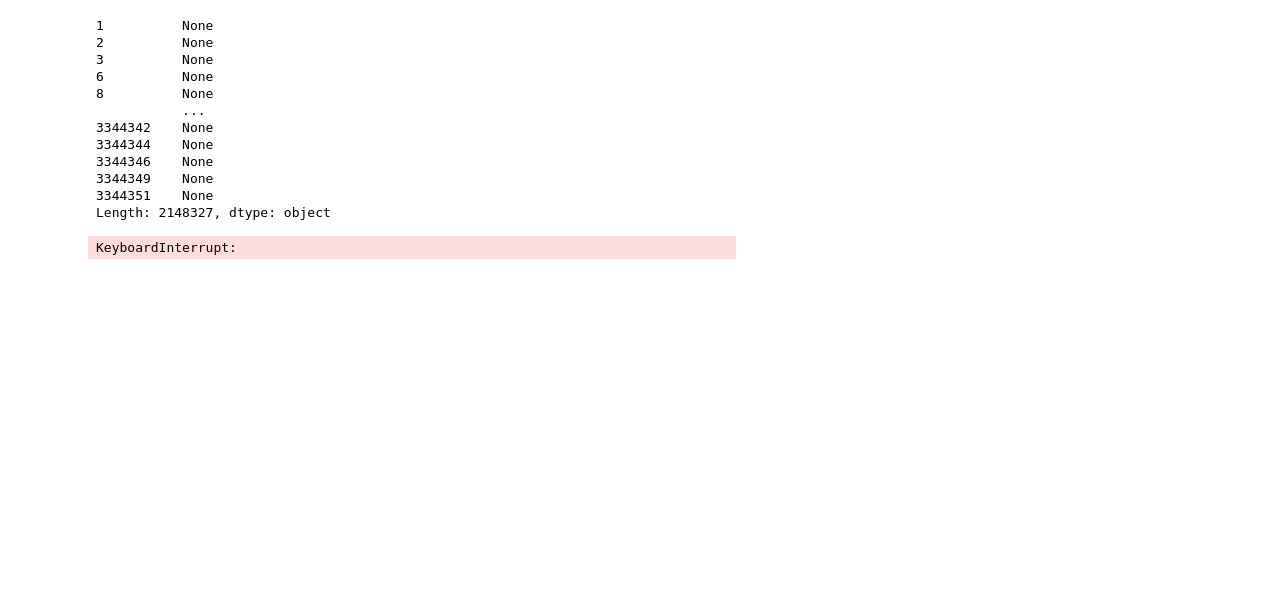
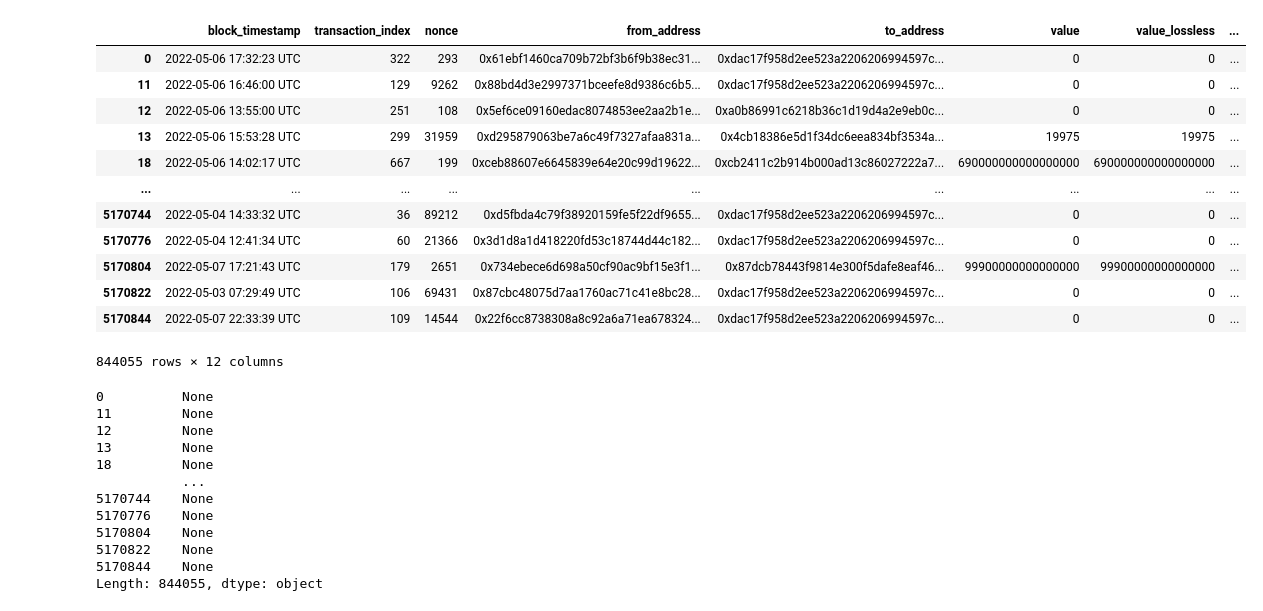
Before and after one commit to argelignacio/TRABAJO-PROFESIONAL-7599-, a Jupyter notebook: exploring3days.ipynb, the cells around one changed output. Cells and saved outputs as stored; diff of their text form; code cells hidden in the pictures; blank space fills up the shorter version.

```diff
--- a/exploring3days.ipynb
+++ b/exploring3days.ipynb
@@ -36,6 +35,7 @@ Index(['block_timestamp', 'transaction_hash', 'transaction_index', 'nonce',
       dtype='object')
 # %%
 senders = data['from_address'].value_counts()
+receivers = data['to_address'].value_counts()
 # %%
 senders
 # %% [output]
@@ -94,40 +112,41 @@ def armar_grafo(frm, to, g):
     g.add_node(to)
     g.add_edge(frm, to)
 # %%
-mas5=set(senders[senders > 5].index)
+more_than_10_sent = set(senders[senders > 30].index)
+more_than_10_received = set(receivers[receivers > 30].index)
 # %%
-filtred = data[data.from_address.isin(mas5)]
+filtered = data[data.from_address.isin(more_than_10_sent) & data.to_address.isin(more_than_10_received)]
+# %%
+filtered
+# %% [output]
+|  | block_timestamp | transaction_index | nonce | from_address | to_address | value | value_lossless | ... |
+| 0 | 2022-05-06 17:32:23 UTC | 322 | 293 | 0x61ebf1460ca709b72bf3b6f9b38ec31... | 0xdac17f958d2ee523a2206206994597c... | 0 | 0 | ... |
+| 11 | 2022-05-06 16:46:00 UTC | 129 | 9262 | 0x88bd4d3e2997371bceefe8d9386c6b5... | 0xdac17f958d2ee523a2206206994597c... | 0 | 0 | ... |
+| 12 | 2022-05-06 13:55:00 UTC | 251 | 108 | 0x5ef6ce09160edac8074853ee2aa2b1e... | 0xa0b86991c6218b36c1d19d4a2e9eb0c... | 0 | 0 | ... |
+| 13 | 2022-05-06 15:53:28 UTC | 299 | 31959 | 0xd295879063be7a6c49f7327afaa831a... | 0x4cb18386e5d1f34dc6eea834bf3534a... | 19975 | 19975 | ... |
+| 18 | 2022-05-06 14:02:17 UTC | 667 | 199 | 0xceb88607e6645839e64e20c99d19622... | 0xcb2411c2b914b000ad13c86027222a7... | 690000000000000000 | 690000000000000000 | ... |
+| ... | ... | ... | ... | ... | ... | ... | ... | ... |
+| 5170744 | 2022-05-04 14:33:32 UTC | 36 | 89212 | 0xd5fbda4c79f38920159fe5f22df9655... | 0xdac17f958d2ee523a2206206994597c... | 0 | 0 | ... |
+| 5170776 | 2022-05-04 12:41:34 UTC | 60 | 21366 | 0x3d1d8a1d418220fd53c18744d44c182... | 0xdac17f958d2ee523a2206206994597c... | 0 | 0 | ... |
+| 5170804 | 2022-05-07 17:21:43 UTC | 179 | 2651 | 0x734ebece6d698a50cf90ac9bf15e3f1... | 0x87dcb78443f9814e300f5dafe8eaf46... | 99900000000000000 | 99900000000000000 | ... |
+| 5170822 | 2022-05-03 07:29:49 UTC | 106 | 69431 | 0x87cbc48075d7aa1760ac71c41e8bc28... | 0xdac17f958d2ee523a2206206994597c... | 0 | 0 | ... |
+| 5170844 | 2022-05-07 22:33:39 UTC | 109 | 14544 | 0x22f6cc8738308a8c92a6a71ea678324... | 0xdac17f958d2ee523a2206206994597c... | 0 | 0 | ... |
+844055 rows × 12 columns
 # %%
 from tqdm import tqdm
 tqdm.pandas()
 # %%
-filtred[["from_address", "to_address"]].progress_apply(lambda x: armar_grafo(x.from_address, x.to_address,g ), axis=1)
+filtered[["from_address", "to_address"]].progress_apply(lambda x: armar_grafo(x.from_address, x.to_address, g), axis=1)
 # %% [output]
-1          None
-2          None
-3          None
-6          None
-8          None
+0          None
+11         None
+12         None
+13         None
+18         None
            ...
-3344342    None
-3344344    None
-3344346    None
-3344349    None
-3344351    None
-Length: 2148327, dtype: object
+5170744    None
+5170776    None
+5170804    None
+5170822    None
+5170844    None
+Length: 844055, dtype: object
-# %%
-pos = nx.spring_layout(g)
-
-node_size = 5  # Tamaño de los nodos
-node_color = 'b'  # Color de los nodos
-edge_width = 0.1  # Grosor de los enlaces
-edge_color = 'gray'  # Color de los enlaces
-
-# Dibujar el grafo
-nx.draw(g, pos, node_size=node_size, node_color=node_color, width=edge_width, edge_color=edge_color, with_labels=False)
-
-# Mostrar la visualización
-plt.axis('off')  # Ocultar ejes
-plt.show()
-# %% [output]
-KeyboardInterrupt:
```
Also changed, not shown: parts of 15 cells of this notebook, 2 other files.
